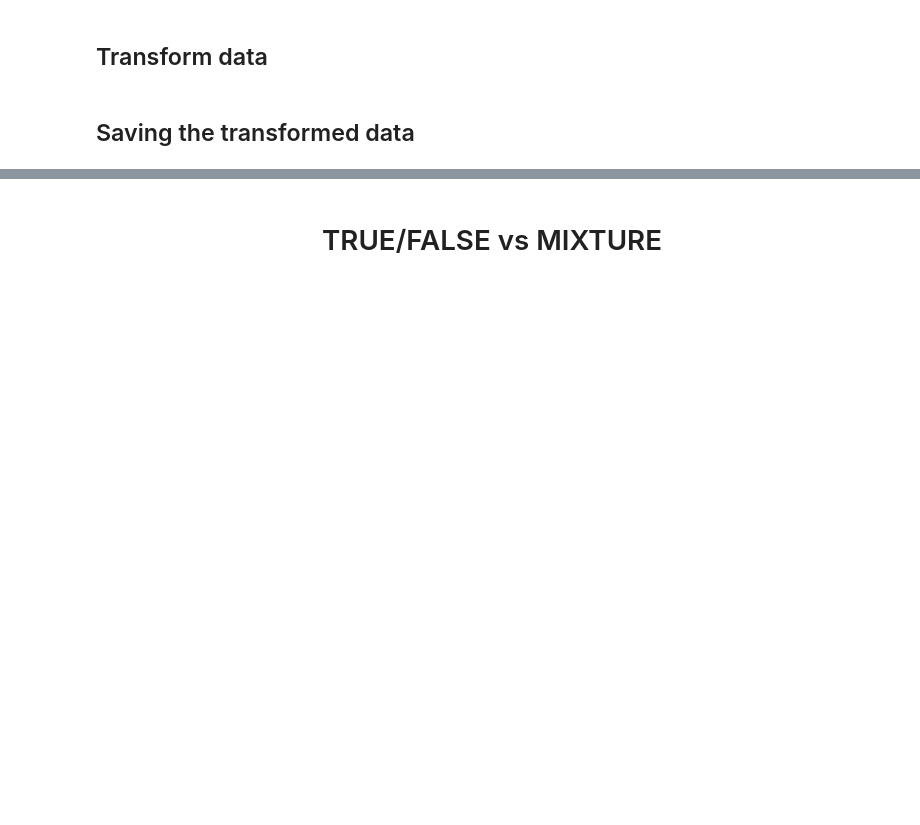
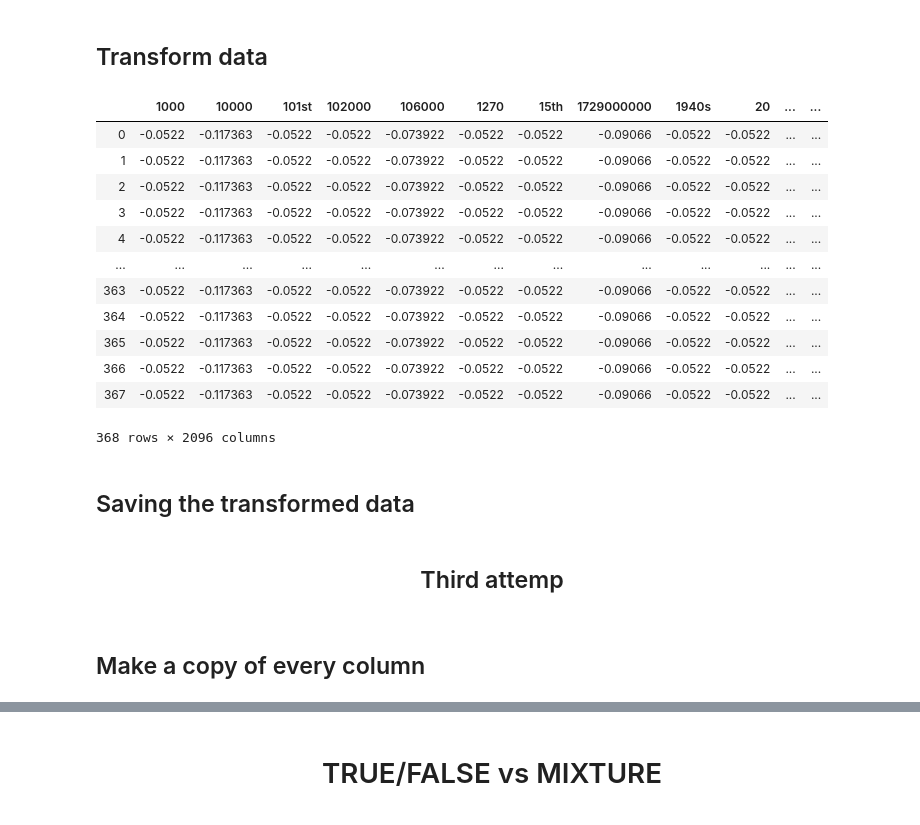
Before and after one commit to nilbahaaeddine/ClaimsClassification, a Jupyter notebook: src/Classification.ipynb, the cells around one changed output, grey strips where cells are left out. Saved outputs shown, nothing was run; the diff lists cells and outputs as text; code cells hidden in the pictures; blank space fills up the shorter version.

```diff
--- a/src/Classification.ipynb
+++ b/src/Classification.ipynb
@@ -328,0 +362,2 @@ df = pd.read_csv('datasets/ClaimsKGTest.csv', sep = ',', names = labelsClaimsKG,
+# %%
+df = read_data(data = 'test', number = 500)
@@ -438,8 +660,7 @@ display(df.head())
 ## Text cleaning
 # %%
 for column in df.columns:
-    if(column != 'RatingName'):
-        df[column] = df[column].apply(lambda x: clean_text(x))
+    df[column] = df[column].apply(lambda x: clean_text(x))
 
-display(df.head())
+display(df)
 display(df.describe())
@@ -470,7 +710,10 @@ minMaxScaler = MinMaxScaler()
 dfTvsF = df.copy()
 
 # Suppression de MIXTURE
-dfTvsF = dfTvsF[dfTvsF.RatingName != 'MIXTURE']
+dfTvsF = dfTvsF[dfTvsF.RatingName != 'mixture']
+
+dfTvsF = sampling(dfTvsF, sample = 'up')
+display(dfTvsF)
 
 # Splitting the datafram
 dfTvsFHeadlineText = dfTvsF["Headline"] + " " + dfTvsF["Text"]
@@ -540,29 +811,51 @@ dfTvsFRatingName2 = dfTvsFRatingName.copy()
 ## Transform data
 # %%
 dfTvsFHeadlineText2 = pd.DataFrame(tfidfVectorizer.fit_transform(dfTvsFHeadlineText2).toarray(), columns = tfidfVectorizer.get_feature_names())
-dfTvsFHeadlineText2 = pd.DataFrame(minMaxScaler.fit_transform(dfTvsFHeadlineText2), columns = tfidfVectorizer.get_feature_names())
+dfTvsFHeadlineText2 = pd.DataFrame(standardScaler.fit_transform(dfTvsFHeadlineText2), columns = tfidfVectorizer.get_feature_names())
 
 dfTvsFSource2 = pd.get_dummies(dfTvsFSource2, columns = ['Source'], prefix = 'Source').reset_index(drop = True)
 
 dfTvsFRatingName2 = pd.DataFrame(classLabelEncoder.fit_transform(dfTvsFRatingName2), columns = ['RatingName'])
 
 # Pas encore traité
 dfTvsFAuthor2 = pd.DataFrame(classLabelEncoder.fit_transform(dfTvsFAuthor2), columns = ['Author'])
 dfTvsFAuthor2 = pd.DataFrame(minMaxScaler.fit_transform(dfTvsFAuthor2), columns = ['Author'])
 
-dfTvsFNamedEntitiesClaim2 = pd.DataFrame(classLabelEncoder.fit_transform(dfTvsFNamedEntitiesClaim2), columns = ['NamedEntitiesClaim'])
-dfTvsFNamedEntitiesClaim2 = pd.DataFrame(minMaxScaler.fit_transform(dfTvsFNamedEntitiesClaim2), columns = ['NamedEntitiesClaim'])
+dfTvsFNamedEntitiesClaim2 = pd.DataFrame(tfidfVectorizer.fit_transform(dfTvsFNamedEntitiesClaim2).toarray(), columns = tfidfVectorizer.get_feature_names())
+dfTvsFNamedEntitiesClaim2 = pd.DataFrame(standardScaler.fit_transform(dfTvsFNamedEntitiesClaim2), columns = tfidfVectorizer.get_feature_names())
 
 dfTvsFNamedEntitiesArticle2 = pd.DataFrame(classLabelEncoder.fit_transform(dfTvsFNamedEntitiesArticle2), columns = ['NamedEntitiesArticle'])
 dfTvsFNamedEntitiesArticle2 = pd.DataFrame(minMaxScaler.fit_transform(dfTvsFNamedEntitiesArticle2), columns = ['NamedEntitiesArticle'])
 
 dfTvsFKeywords2 = pd.DataFrame(classLabelEncoder.fit_transform(dfTvsFKeywords2), columns = ['Keywords'])
 dfTvsFKeywords2 = pd.DataFrame(minMaxScaler.fit_transform(dfTvsFKeywords2), columns = ['Keywords'])
 
 dfTvsF2 = pd.concat([dfTvsFHeadlineText2, dfTvsFSource2, dfTvsFRatingName2], axis = 1)
 
 display(dfTvsF2)
+# %% [output]
+|  | 1000 | 10000 | 101st | 102000 | 106000 | 1270 | 15th | 1729000000 | 1940s | 20 | ... | ... |
+| 0 | -0.0522 | -0.117363 | -0.0522 | -0.0522 | -0.073922 | -0.0522 | -0.0522 | -0.09066 | -0.0522 | -0.0522 | ... | ... |
+| 1 | -0.0522 | -0.117363 | -0.0522 | -0.0522 | -0.073922 | -0.0522 | -0.0522 | -0.09066 | -0.0522 | -0.0522 | ... | ... |
+| 2 | -0.0522 | -0.117363 | -0.0522 | -0.0522 | -0.073922 | -0.0522 | -0.0522 | -0.09066 | -0.0522 | -0.0522 | ... | ... |
+| 3 | -0.0522 | -0.117363 | -0.0522 | -0.0522 | -0.073922 | -0.0522 | -0.0522 | -0.09066 | -0.0522 | -0.0522 | ... | ... |
+| 4 | -0.0522 | -0.117363 | -0.0522 | -0.0522 | -0.073922 | -0.0522 | -0.0522 | -0.09066 | -0.0522 | -0.0522 | ... | ... |
+| ... | ... | ... | ... | ... | ... | ... | ... | ... | ... | ... | ... | ... |
+| 363 | -0.0522 | -0.117363 | -0.0522 | -0.0522 | -0.073922 | -0.0522 | -0.0522 | -0.09066 | -0.0522 | -0.0522 | ... | ... |
+| 364 | -0.0522 | -0.117363 | -0.0522 | -0.0522 | -0.073922 | -0.0522 | -0.0522 | -0.09066 | -0.0522 | -0.0522 | ... | ... |
+| 365 | -0.0522 | -0.117363 | -0.0522 | -0.0522 | -0.073922 | -0.0522 | -0.0522 | -0.09066 | -0.0522 | -0.0522 | ... | ... |
+| 366 | -0.0522 | -0.117363 | -0.0522 | -0.0522 | -0.073922 | -0.0522 | -0.0522 | -0.09066 | -0.0522 | -0.0522 | ... | ... |
+| 367 | -0.0522 | -0.117363 | -0.0522 | -0.0522 | -0.073922 | -0.0522 | -0.0522 | -0.09066 | -0.0522 | -0.0522 | ... | ... |
+368 rows × 2096 columns
 # %% [markdown]
 ## Saving the transformed data
 # %%
 dfTvsF2.to_csv('attemps/tf2.csv', sep = ';', index = False)
+# %% [markdown]
+<div align="center">
+    <h2>
+        Third attemp
+    </h2>
+</div>
+# %% [markdown]
+## Make a copy of every column
```
Also changed, not shown: parts of 56 cells of this notebook, 8 other files.
